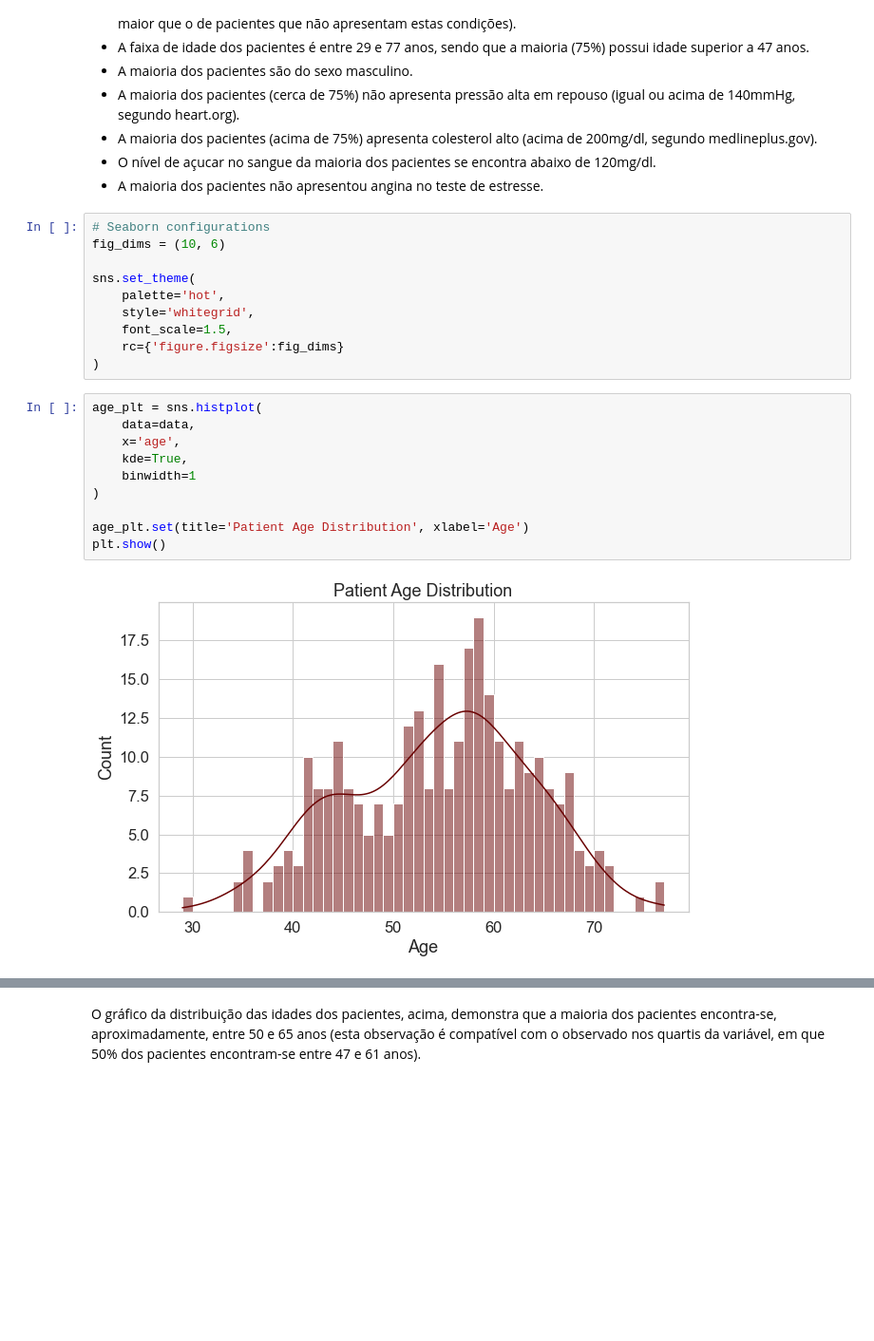
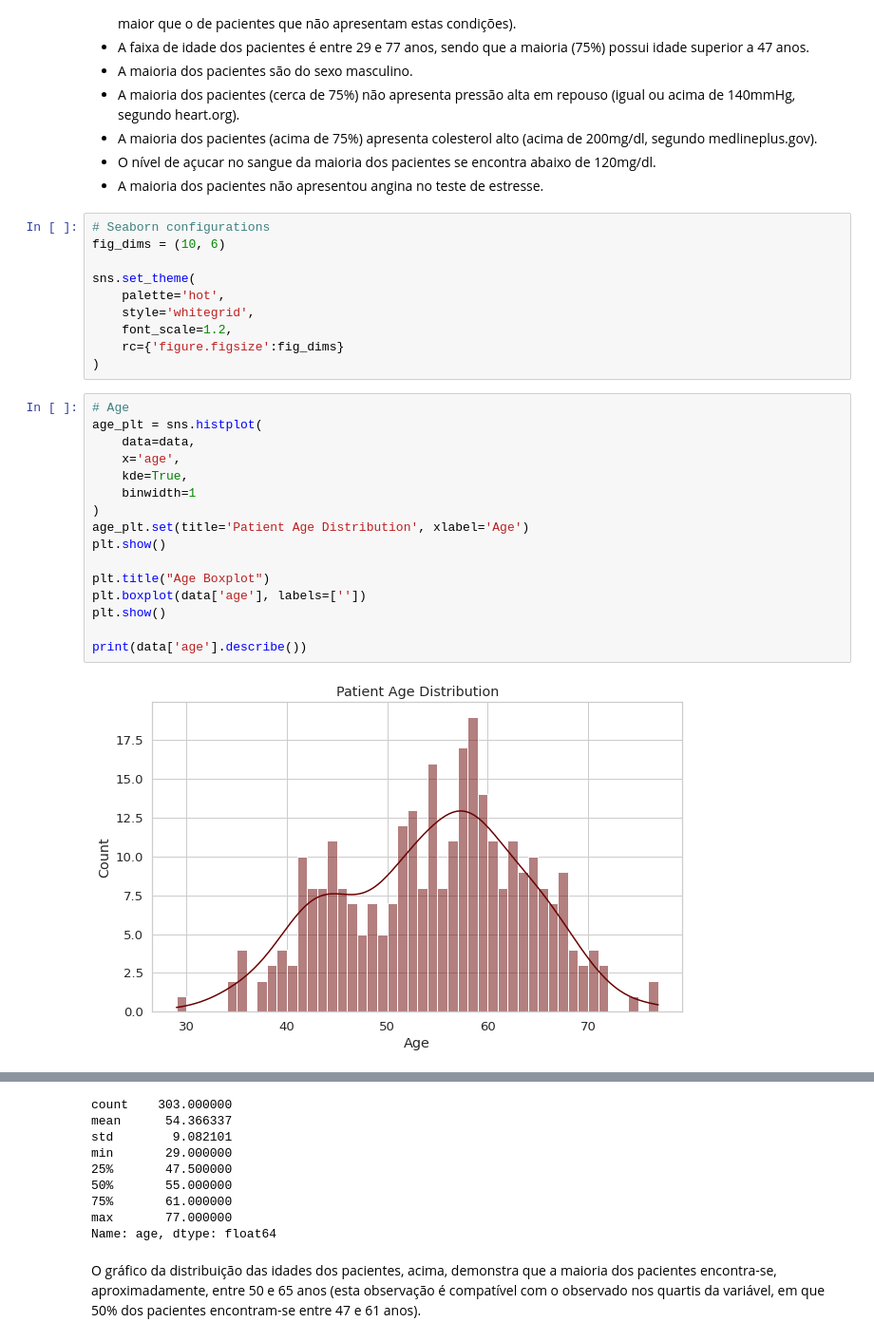
Before and after one commit to rfmf/ds_portfolio, a Jupyter notebook: EDA/Análise de Dados de Pacientes de Doenças Cardíacas/heart_disease_analysis.ipynb, the cells around one changed output, grey strips where cells are left out. Shown: that part at 95% size. Cells and saved outputs as stored; diff of their text form; blank space fills up the shorter version.

```diff
--- a/EDA/Análise de Dados de Pacientes de Doenças Cardíacas/heart_disease_analysis.ipynb
+++ b/EDA/Análise de Dados de Pacientes de Doenças Cardíacas/heart_disease_analysis.ipynb
@@ -118,18 +119,24 @@ fig_dims = (10, 6)
 sns.set_theme(
     palette='hot',
     style='whitegrid',
-    font_scale=1.5,
+    font_scale=1.2,
     rc={'figure.figsize':fig_dims}
 )
 # %%
+# Age
 age_plt = sns.histplot(
     data=data,
     x='age',
     kde=True,
     binwidth=1
 )
-
 age_plt.set(title='Patient Age Distribution', xlabel='Age')
 plt.show()
+
+plt.title("Age Boxplot")
+plt.boxplot(data['age'], labels=[''])
+plt.show()
+
+print(data['age'].describe())
 # %% [output]
-[figure, old version]
+[figure, new version]
@@ -136,3 +144,12 @@ plt.show()
+count    303.000000
+mean      54.366337
+std        9.082101
+min       29.000000
+25%       47.500000
+50%       55.000000
+75%       61.000000
+max       77.000000
+Name: age, dtype: float64
 # %% [markdown]
 O gráfico da distribuição das idades dos pacientes, acima, demonstra que a maioria dos pacientes encontra-se, aproximadamente, entre 50 e 65 anos (esta observação é compatível com o observado nos quartis da variável, em que 50% dos pacientes encontram-se entre 47 e 61 anos).
 # %%
```
Also changed, not shown: parts of 40 cells of this notebook.
